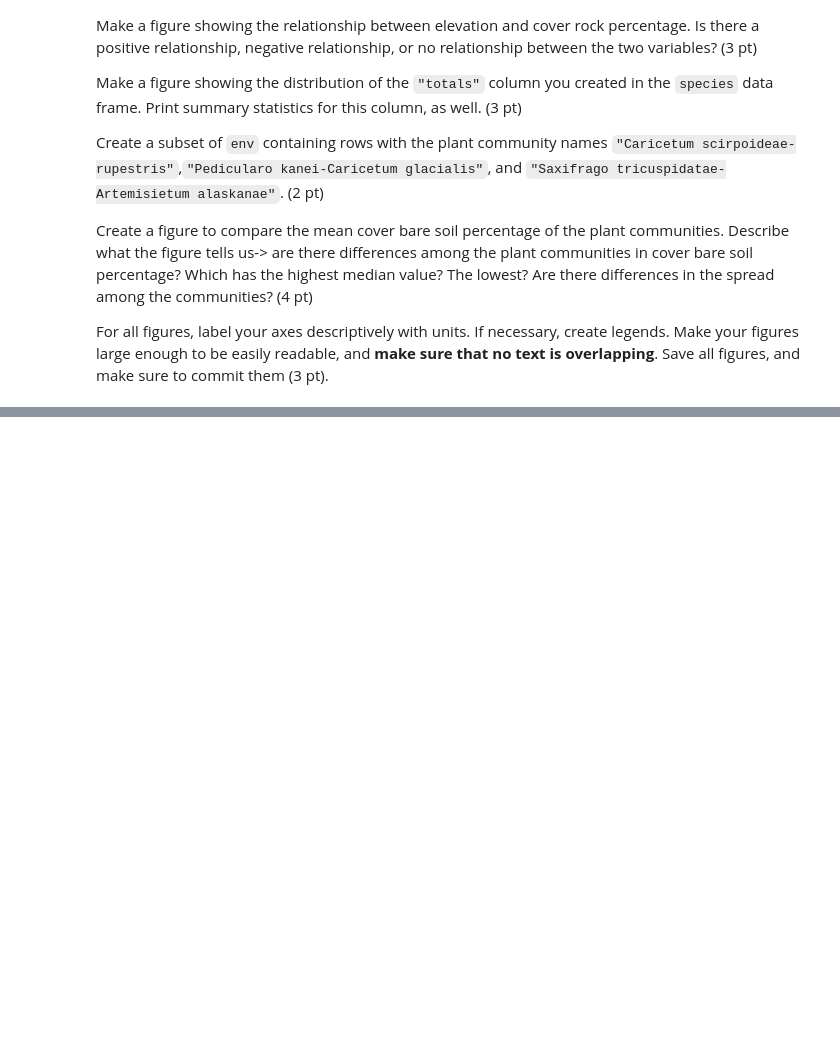
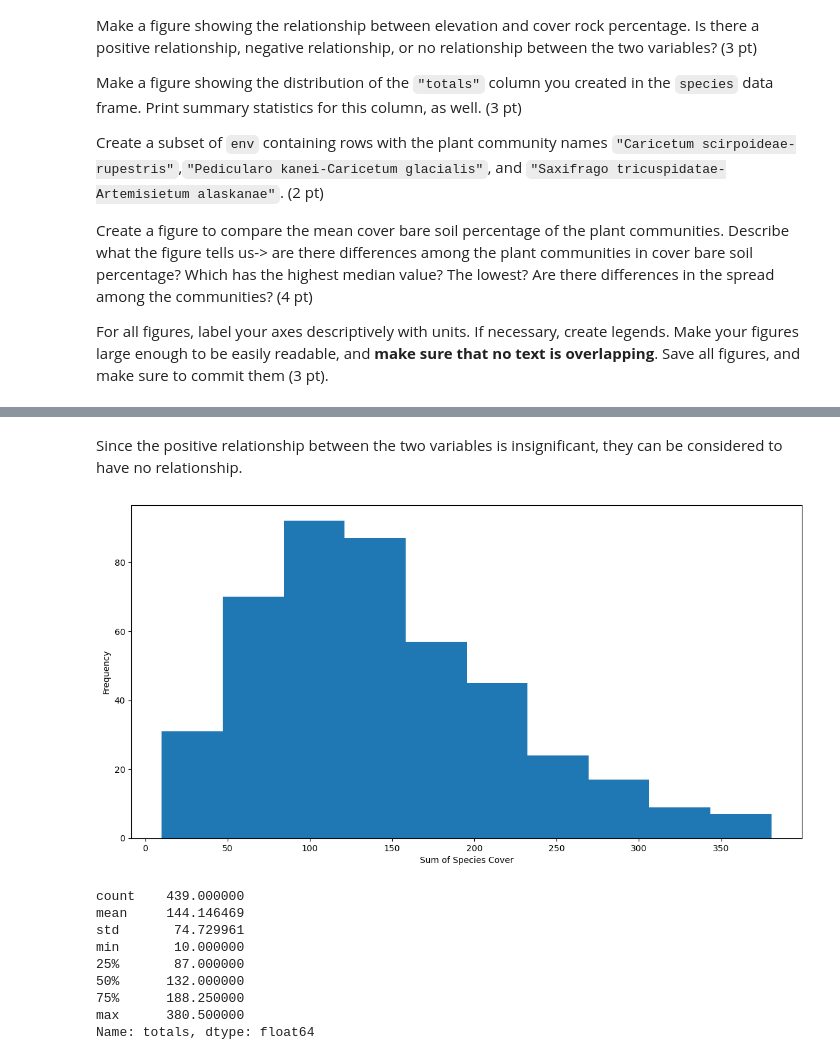
Before and after one commit to ENVS110a-SP23/assignment-4, a Jupyter notebook: answers.ipynb, the cells around one changed output, grey strips where cells are left out. Cells and saved outputs as stored; diff of their text form; code cells hidden in the pictures; blank space fills up the shorter version.

```diff
--- a/answers.ipynb
+++ b/answers.ipynb
@@ -143,2 +145,7 @@ Which species was present in the most plots? (3 pt)
 # %% [markdown]
 For all rows in `species`, calculate the sum of all the columns (excluding `"TURBOVEG_PLOT_NUMBER"`) for each row. Add this sum as a new column called `"totals"`. (2 pt)
+# %%
+species_new = species.copy()
+species_new['totals'] = species.iloc[:,1:].sum(axis=1)
+
+species_new['totals']
@@ -158,0 +209,22 @@ For all figures, label your axes descriptively with units. If necessary, create
+# %% [markdown]
+Since the positive relationship between the two variables is insignificant, they can be considered to have no relationship.
+# %%
+figure, ax = plt.subplots()
+
+ax.hist(species_new['totals'])
+
+ax.set_xlabel('Sum of Species Cover') # x axis label
+ax.set_ylabel('Frequency') # y axis label
+
+plt.show();species_new['totals'].describe()
+# %% [output]
+[figure, added]
+count    439.000000
+mean     144.146469
+std       74.729961
+min       10.000000
+25%       87.000000
+50%      132.000000
+75%      188.250000
+max      380.500000
+Name: totals, dtype: float64
```
Also changed, not shown: parts of 11 cells of this notebook.
